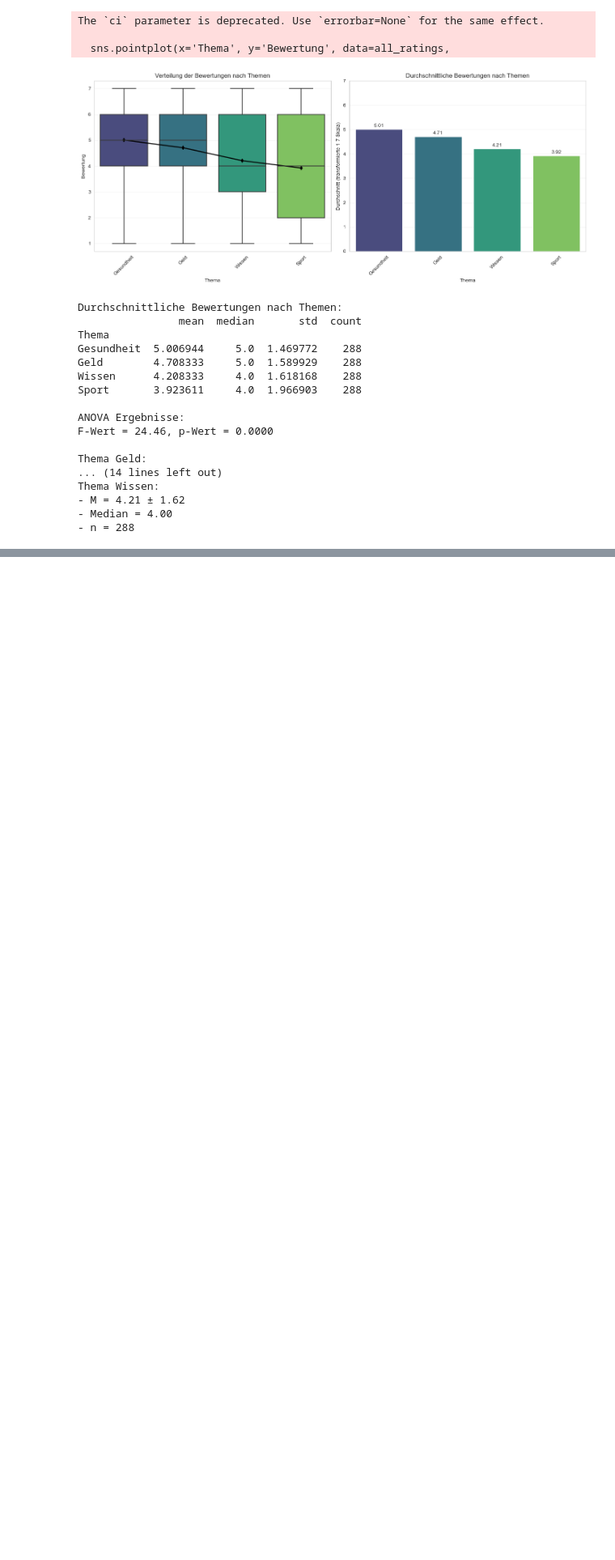
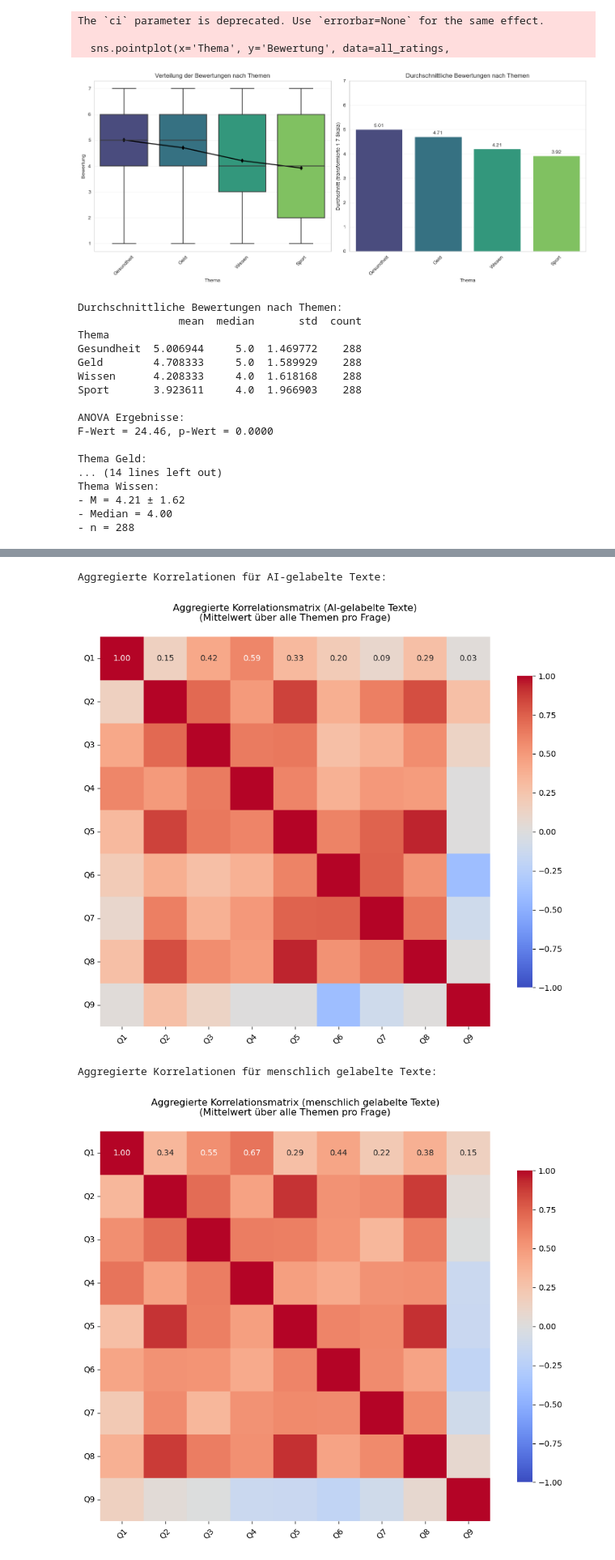
Before and after one commit to FlorianZierer/Impact-of-topic-on-credibility, a Jupyter notebook: auswertung.ipynb, the cells around one changed output, grey strips where cells are left out. Shown at 81% size. Cells and saved outputs as stored; diff of their text form; code cells hidden in the pictures; blank space fills up the shorter version.

```diff
--- a/auswertung.ipynb
+++ b/auswertung.ipynb
@@ -1459,0 +1624,70 @@ Thema Wissen:
+# %%
+import pandas as pd
+import seaborn as sns
+import matplotlib.pyplot as plt
+import numpy as np
+
+def load_and_aggregate_data(filepath):
+    # Daten laden
+    df = pd.read_csv(filepath)
+
+    # Dictionary zur Speicherung der aggregierten Daten
+    aggregated_data = pd.DataFrame()
+
+    # Für jede Frage 1-9 die Werte über alle Themen aggregieren
+    for q in range(1, 10):
+        # Spalten für diese Frage über alle Themen finden
+        question_cols = [col for col in df.columns
+                        if any(col.startswith(f"{topic} - {q}.")
+                          for topic in ['Geld', 'Gesundheit', 'Sport', 'Wissen'])]
+
+        # Mittelwert über alle Themen für diese Frage berechnen
+        aggregated_data[f'Q{q}'] = df[question_cols].mean(axis=1)
+
+    return aggregated_data
+
+# Daten laden und aggregieren
+ai_data = load_and_aggregate_data('ai_labelled_with_ati.csv')
+human_data = load_and_aggregate_data('human_labelled_with_ati.csv')
+
+def plot_aggregated_correlation(data, title):
+    if data.empty:
+        print(f"Keine Daten verfügbar für {title}.")
+        return
+
+    # Korrelationsmatrix berechnen
+    corr = data.corr()
+
+    # Heatmap erstellen
+    plt.figure(figsize=(10, 8))
+    sns.heatmap(corr,
+                annot=True,
+                fmt=".2f",
+                cmap='coolwarm',
+                center=0,
+                vmin=-1, vmax=1,
+                annot_kws={"size": 10},
+                cbar_kws={"shrink": 0.8},
+                square=True)
+
+    plt.title(f'Aggregierte Korrelationsmatrix ({title})\n(Mittelwert über alle Themen pro Frage)', pad=20)
+    plt.xticks(np.arange(9)+0.5, [f'Q{i+1}' for i in range(9)], rotation=45)
+    plt.yticks(np.arange(9)+0.5, [f'Q{i+1}' for i in range(9)], rotation=0)
+    plt.tight_layout()
+    plt.show()
+
+# Korrelationen berechnen und darstellen
+if not ai_data.empty:
+    print("Aggregierte Korrelationen für AI-gelabelte Texte:")
+    plot_aggregated_correlation(ai_data, 'AI-gelabelte Texte')
+    ai_data.corr().to_csv('ai_aggregated_correlations.csv')
+
+if not human_data.empty:
+    print("Aggregierte Korrelationen für menschlich gelabelte Texte:")
+    plot_aggregated_correlation(human_data, 'menschlich gelabelte Texte')
+    human_data.corr().to_csv('human_aggregated_correlations.csv')
+# %% [output]
+Aggregierte Korrelationen für AI-gelabelte Texte:
+[figure, added]
+Aggregierte Korrelationen für menschlich gelabelte Texte:
+[figure, added]
```
Also changed, not shown: parts of 2 cells of this notebook, 7 other files.
